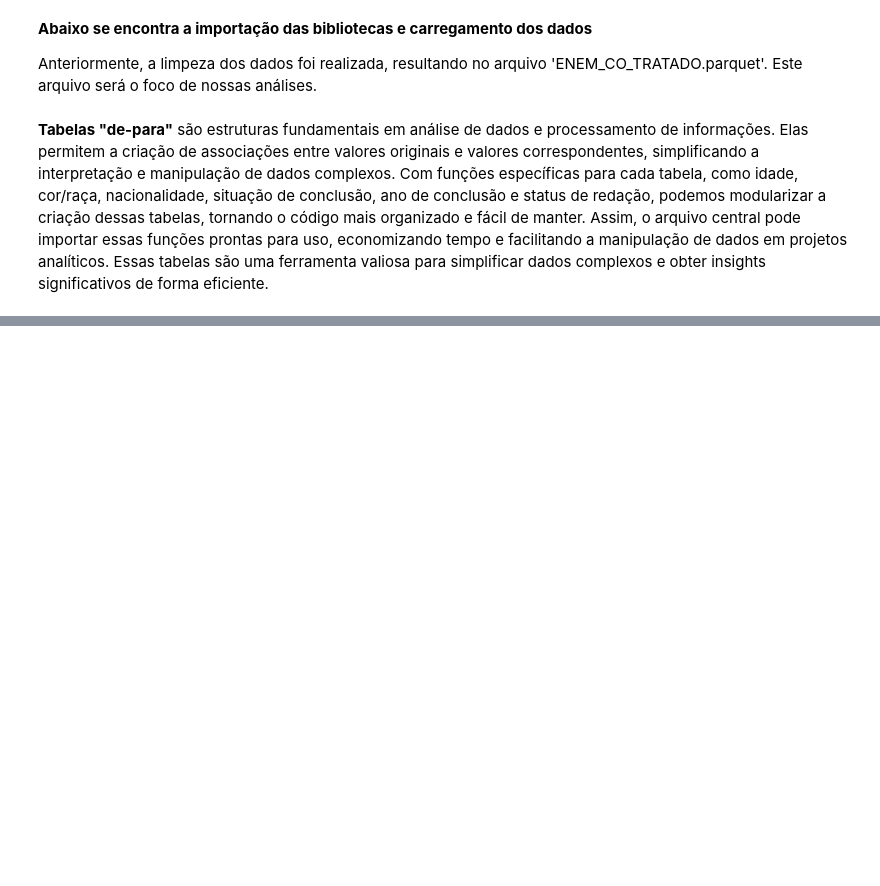
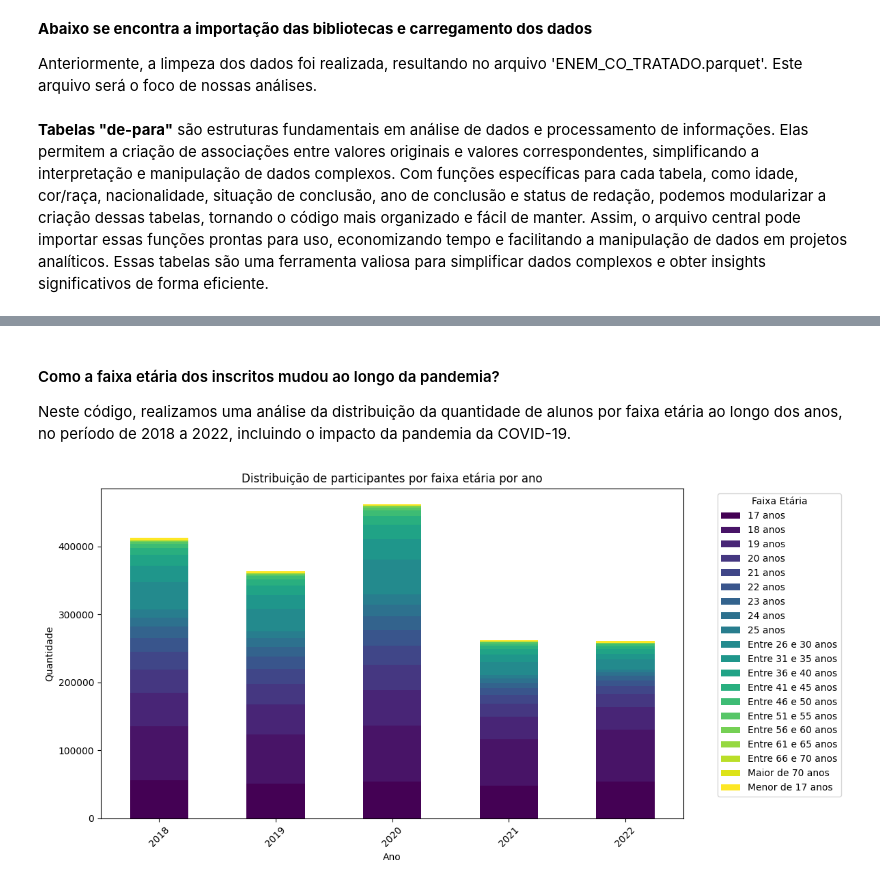
Before and after one commit to claraferreirabatista/analise_estatistica_microdados_do_enem, a Jupyter notebook: analise_estatistica_dos_dados_enem.ipynb, the cells around one changed output, grey strips where cells are left out. Saved outputs shown, nothing was run; the diff lists cells and outputs as text; code cells hidden in the pictures; blank space fills up the shorter version.

```diff
--- a/analise_estatistica_dos_dados_enem.ipynb
+++ b/analise_estatistica_dos_dados_enem.ipynb
@@ -36,0 +118,29 @@ tabela_status_redacao = criar_tabela_de_para_status_redacao()
+# %% [markdown]
+#### Como a faixa etária dos inscritos mudou ao longo da pandemia?
+Neste código, realizamos uma análise da distribuição da quantidade de alunos por faixa etária ao longo dos anos, no período de 2018 a 2022, incluindo o impacto da pandemia da COVID-19.
+# %%
+# Mesclar os dados de faixa etária com os dados tratados
+faixa_etaria_ano = dados_tratados.merge(criar_tabela_de_para_idades().reindex(), left_on='TP_FAIXA_ETARIA', right_index=True, how='left')
+faixa_etaria_ano = faixa_etaria_ano[['faixa_etaria', 'NU_ANO']]
+
+# Contagem de participantes por faixa etária e ano
+contagem_faixa_etaria_ano = faixa_etaria_ano.groupby(['NU_ANO', 'faixa_etaria']).size().unstack().fillna(0)
+
+# Criar o gráfico de barras empilhadas
+ax = contagem_faixa_etaria_ano.plot(kind='bar', stacked=True, cmap='viridis', figsize=(12, 6))
+
+# Configurações do gráfico
+plt.title('Distribuição de participantes por faixa etária por ano')
+plt.xlabel('Ano')
+plt.ylabel('Quantidade')
+plt.xticks(rotation=45)
+
+# Mover a legenda para fora do gráfico
+ax.legend(title='Faixa Etária', bbox_to_anchor=(1.05, 1), loc='upper left')
+
+plt.tight_layout()
+
+# Mostrar o gráfico
+plt.show()
+# %% [output]
+[figure, added]
```
Also changed, not shown: parts of 14 cells of this notebook, 2 other files.
